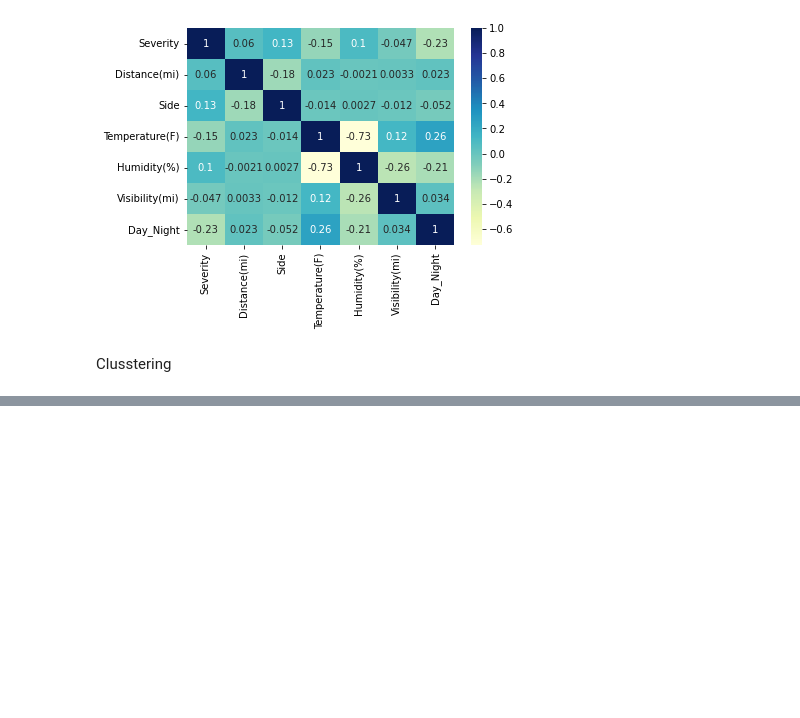
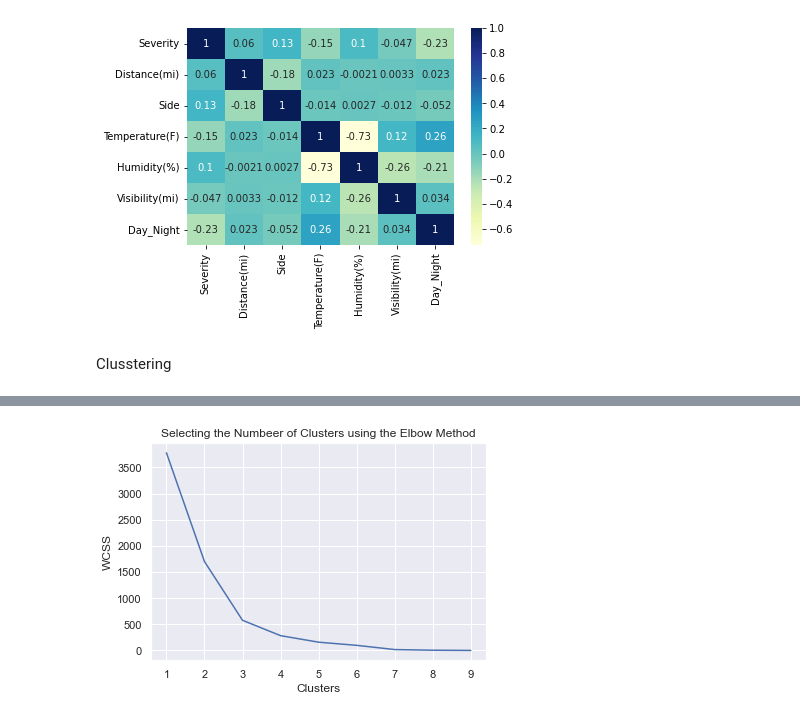
Before and after one commit to stratoskar/DataAnalytics, a Jupyter notebook: Data Analytics/Data_Preprocessing_US_accidents.ipynb, the cells around one changed output, grey strips where cells are left out. Drawn from its saved outputs; the diff is of its cells as text; code cells hidden in the pictures; blank space fills up the shorter version.

```diff
--- a/Data Analytics/Data_Preprocessing_US_accidents.ipynb
+++ b/Data Analytics/Data_Preprocessing_US_accidents.ipynb
@@ -223,12 +193,0 @@ plt.ylabel('Spending Score (1-100)');
-# %%
-# creating graph in one line
-fig, ax = plt.subplots(1, 3, gridspec_kw={'wspace': 0.3}, figsize=(15,5))
-
-# for loop
-for i in range(3):
-    km = KMeans(n_clusters =10, init='random', n_init=1, random_state=i)
-    km.fit(X)
-    ax[i].scatter(x= X.iloc[:, 0], y=X.iloc[:, 1], c= km.labels_)
-
-#     printing the interia with graphs
-    ax[i].set_title(f"Inertia = {round(km.inertia_, 2)}");
@@ -237,13 +193,0 @@ for i in range(3):
-# %%
-weather = data["Weather_Condition"]
-
-weather = np.where(weather == "Bad", 0, 1)
-
-weather = pd.DataFrame(weather)
-
-weather[0].unique()
-
-
-
-data.insert(13,"Weather",weather)
-data
@@ -293,0 +194,4 @@ plt.ylabel('Weather_Condition');
+# %%
+# Changed the content of "Weather_Condition" column
+# now 'Bad' == 1, 'Medium' == 2 and 'Perfect' == 3
+data['Weather_Condition'] = data['Weather_Condition'].replace(['Bad','Medium','Perfect'],[1,2,3])
@@ -293,0 +212,18 @@ plt.ylabel('Weather_Condition');
+# %%
+from sklearn.cluster import KMeans
+X = data[['Severity', 'Weather_Condition']].copy()
+
+wcss = []
+for i in range(1, 10):
+    kmeans = KMeans(n_clusters=i, random_state=0)
+    kmeans.fit(X)
+    wcss.append(kmeans.inertia_)
+
+sns.set()
+plt.plot(range(1, 10), wcss)
+plt.title('Selecting the Numbeer of Clusters using the Elbow Method')
+plt.xlabel('Clusters')
+plt.ylabel('WCSS')
+plt.show()
+# %% [output]
+[figure, added]
```
Also changed, not shown: parts of 7 cells of this notebook.
